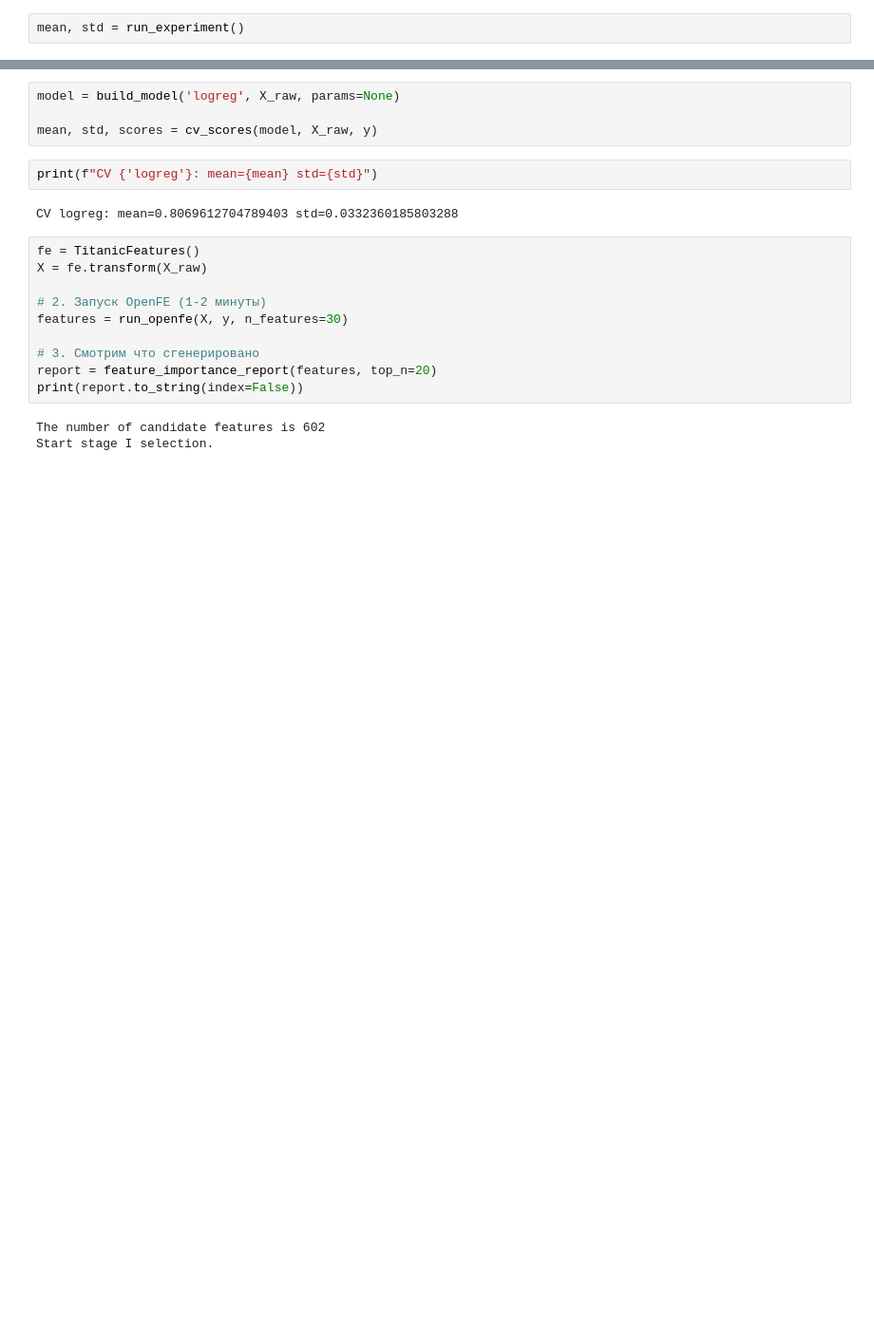
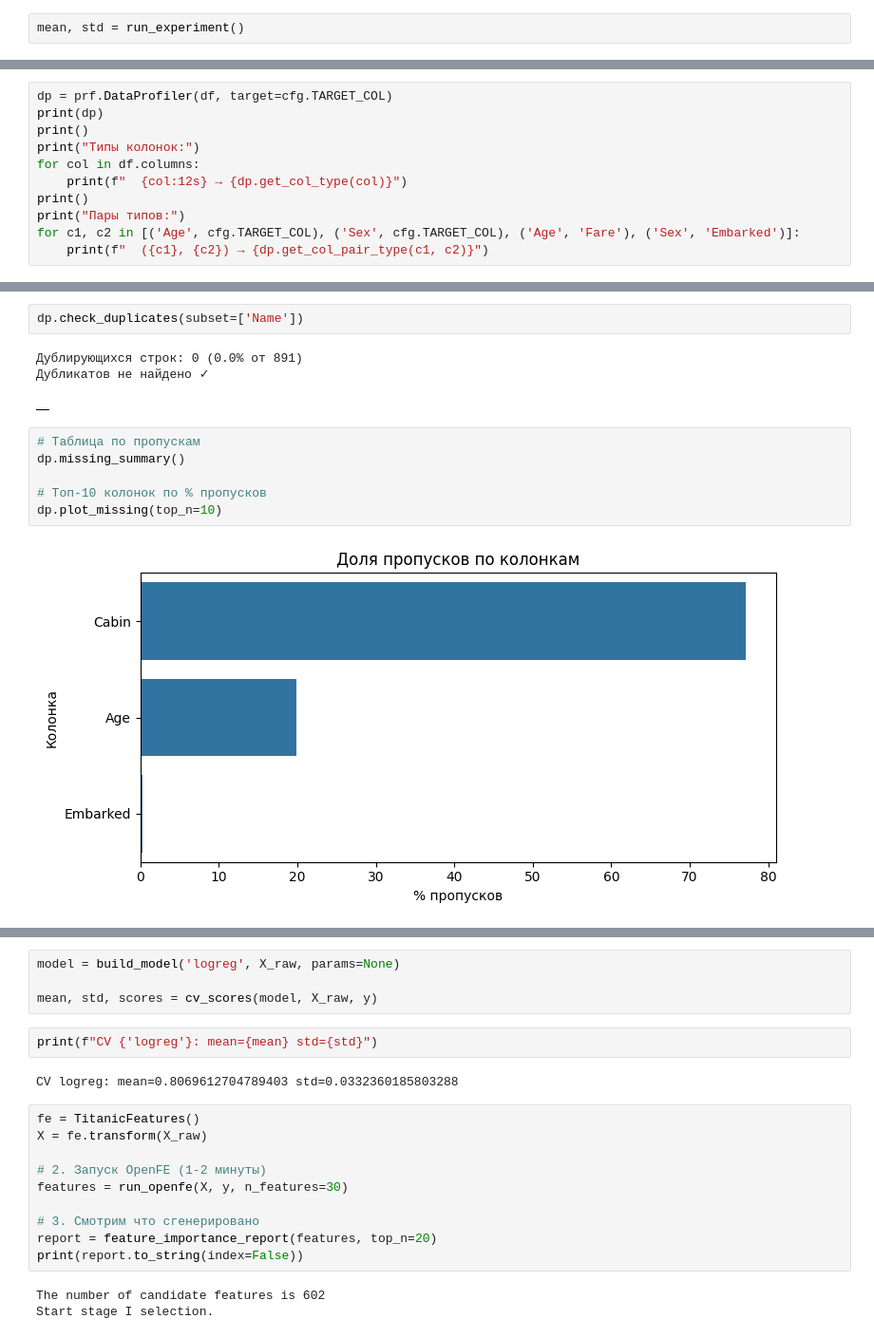
Before and after one commit to BareninVitalya/kaggle-titanic, a Jupyter notebook: notebooks/eda.ipynb, the cells around one changed output, grey strips where cells are left out. Shown at 95% size. Saved outputs shown, nothing was run; the diff lists cells and outputs as text; blank space fills up the shorter version.

```diff
--- a/notebooks/eda.ipynb
+++ b/notebooks/eda.ipynb
@@ -50,0 +79,11 @@ y = df[TARGET_COL]
+# %%
+dp = prf.DataProfiler(df, target=cfg.TARGET_COL)
+print(dp)
+print()
+print("Типы колонок:")
+for col in df.columns:
+    print(f"  {col:12s} → {dp.get_col_type(col)}")
+print()
+print("Пары типов:")
+for c1, c2 in [('Age', cfg.TARGET_COL), ('Sex', cfg.TARGET_COL), ('Age', 'Fare'), ('Sex', 'Embarked')]:
+    print(f"  ({c1}, {c2}) → {dp.get_col_pair_type(c1, c2)}")
@@ -50,0 +154,14 @@ y = df[TARGET_COL]
+# %%
+dp.check_duplicates(subset=['Name'])
+# %% [output]
+Дублирующихся строк: 0 (0.0% от 891)
+Дубликатов не найдено ✓
+|  |
+# %%
+# Таблица по пропускам
+dp.missing_summary()
+
+# Топ-10 колонок по % пропусков
+dp.plot_missing(top_n=10)
+# %% [output]
+[figure, added]
```
Also changed, not shown: parts of 38 cells of this notebook, 6 other files.
